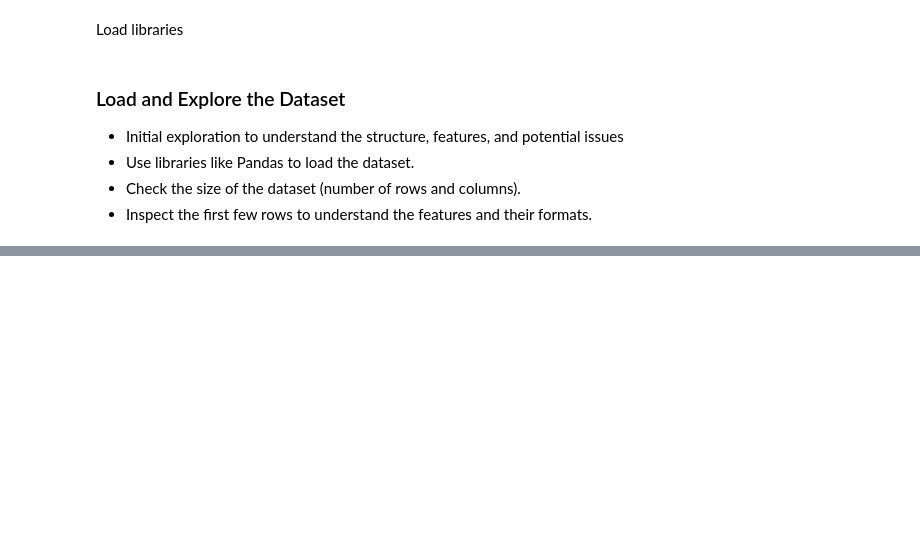
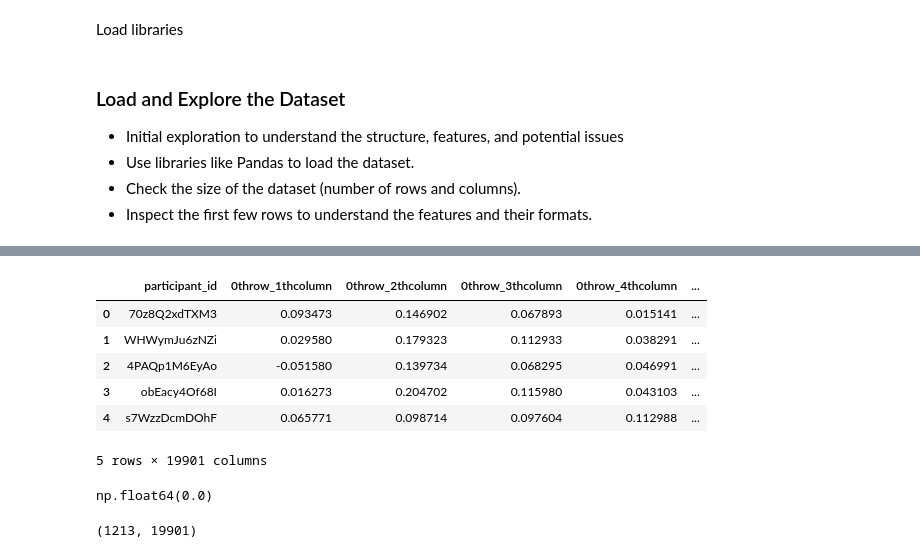
Before and after one commit to nnoromiv/brain-activity-pattern-differences-in-ADHD, a Jupyter notebook: explorer.ipynb, the cells around one changed output, grey strips where cells are left out. Saved outputs shown, nothing was run; the diff lists cells and outputs as text; code cells hidden in the pictures; blank space fills up the shorter version.

```diff
--- a/explorer.ipynb
+++ b/explorer.ipynb
@@ -41,0 +321,18 @@ print(df_meta_a.shape)
+# %%
+df_matric.head()
+# %% [output]
+|  | participant_id | 0throw_1thcolumn | 0throw_2thcolumn | 0throw_3thcolumn | 0throw_4thcolumn | ... |
+| 0 | 70z8Q2xdTXM3 | 0.093473 | 0.146902 | 0.067893 | 0.015141 | ... |
+| 1 | WHWymJu6zNZi | 0.029580 | 0.179323 | 0.112933 | 0.038291 | ... |
+| 2 | 4PAQp1M6EyAo | -0.051580 | 0.139734 | 0.068295 | 0.046991 | ... |
+| 3 | obEacy4Of68I | 0.016273 | 0.204702 | 0.115980 | 0.043103 | ... |
+| 4 | s7WzzDcmDOhF | 0.065771 | 0.098714 | 0.097604 | 0.112988 | ... |
+5 rows × 19901 columns
+# %%
+np.mean(df_matric.isnull().sum())
+# %% [output]
+np.float64(0.0)
+# %%
+df_matric.shape
+# %% [output]
+(1213, 19901)
```
Also changed, not shown: parts of 34 cells of this notebook, 2 other files.
